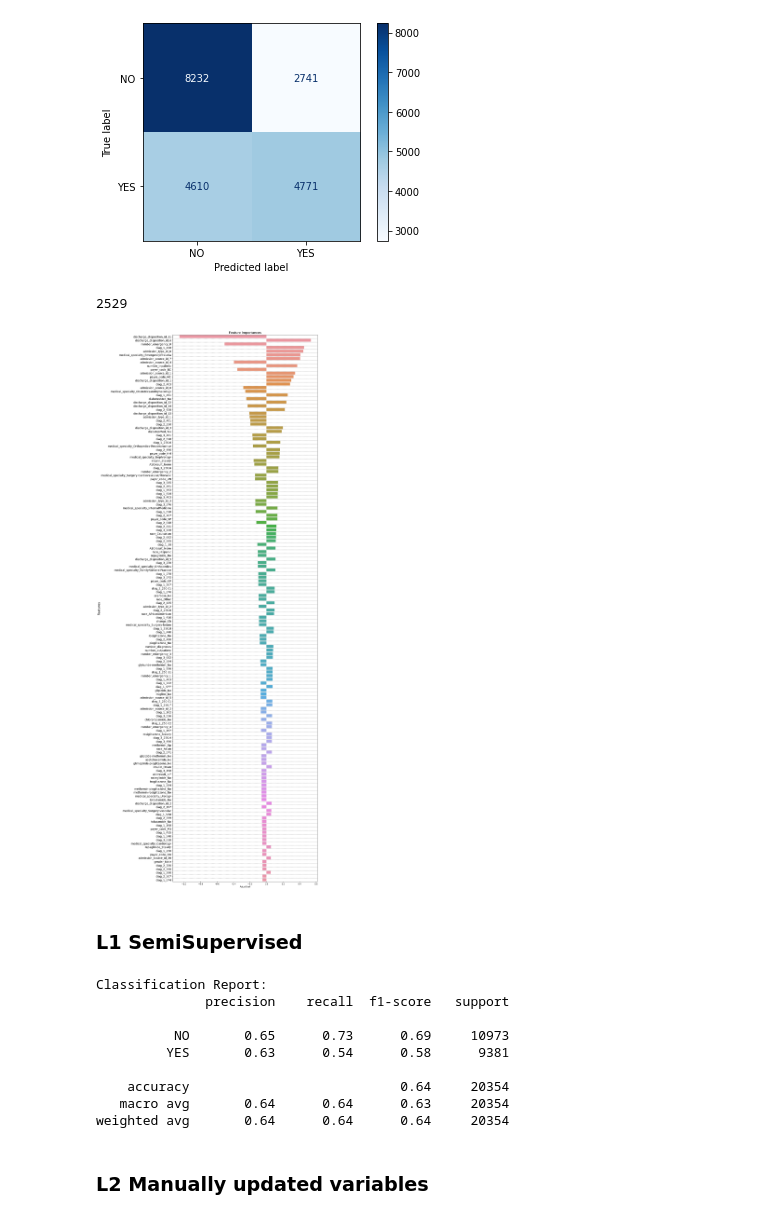
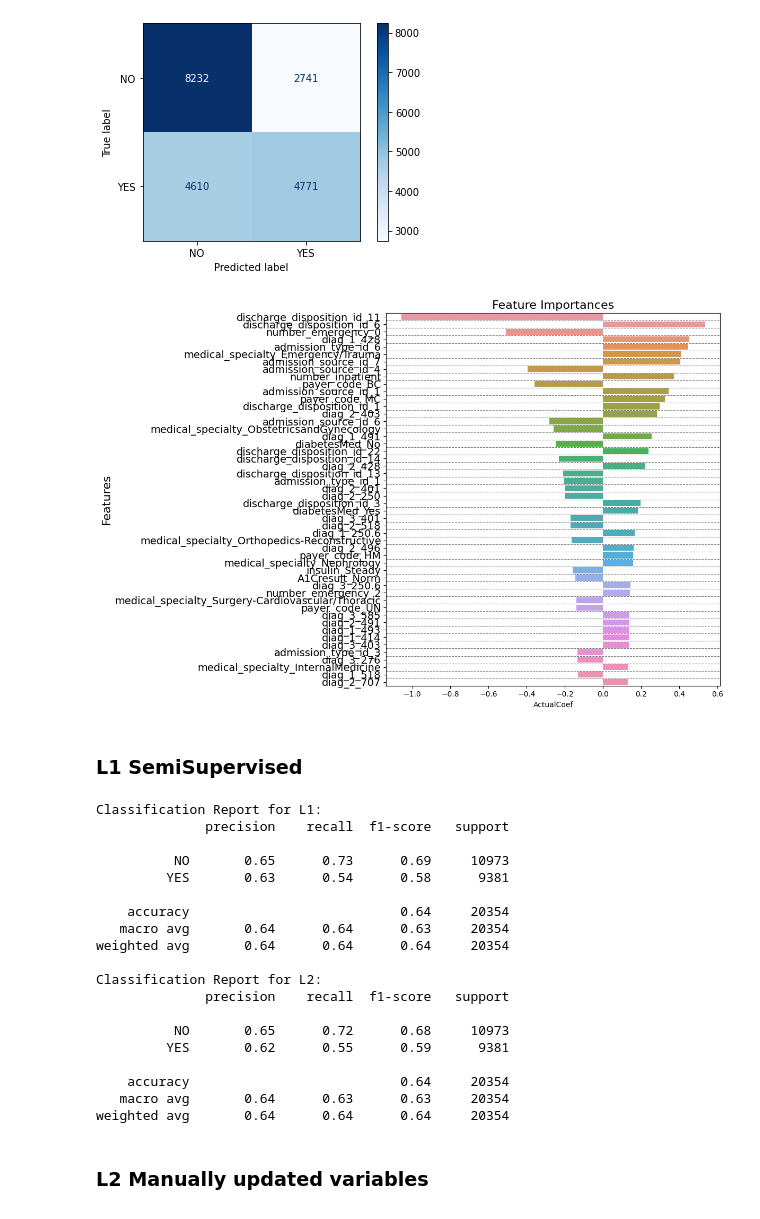
Before and after one commit to lauraah10/QW-Projects, a Jupyter notebook: Project2_withoutSM.ipynb, the cells around one changed output. Saved outputs shown, nothing was run; the diff lists cells and outputs as text; code cells hidden in the pictures.

```diff
--- a/Project2_withoutSM.ipynb
+++ b/Project2_withoutSM.ipynb
@@ -110,8 +133,6 @@ plt.show()
 ## >> Running a semi -supervised algorithm to imput medical_specialty since its missing completely at random
 # %%
 inputed_df=pd.read_csv("SemiSupervised.csv")
-# %%
-inputed_df=inputed_df.drop('total_diagnoses', axis=1)
 # %% [markdown]
 # Fixing diag_1, diag_2 and diag_3
 # %% [markdown]
@@ -434,7 +538,7 @@ Index(['race', 'gender', 'payer_code', 'medical_specialty', 'diag_1', 'diag_2',
       dtype='object')
 # %%
 #Assuming 'data' is your DataFrame
-cat_df = dt.select_dtypes(include=['object']).drop(["medical_specialty"], axis=1)
+cat_df = dt.select_dtypes(include=['object']).drop(["medical_specialty",'diag_1','diag_2','diag_3'], axis=1)
 
 # Get the number of unique categories for each column
 num_categories = cat_df.nunique()
@@ -455,7 +559,7 @@ for i in cat_df.columns:
 
     for index, value in enumerate(value_counts.mul(100)):
         ax.text(value, index, f'{value:.4f}%', ha='left', va='center', color='black')
-
+    sns.despine()
     plt.show()
 
 # Diabetes, change, metformin-piogitazone but flit no=yes could be turned into numeric
@@ -746,41 +848,39 @@ ConfusionMatrixDisplay.from_predictions(y_test,y_pred, cmap='Blues')
 [figure]
 # %%
 len(X.columns)
-# %% [output]
-2529
 # %%
 # Calculate feature importances (absolute values of coefficients)
 importances = np.abs(lr_noPenalty_SM.coef_[0])
 features = X_semi.columns
 
 # Create a DataFrame to hold feature importances and sort it
 importance_df = pd.DataFrame({'Feature': features, 'Importance': importances})
 importance_df["ActualCoef"]=lr_noPenalty_SM.coef_[0]
-importance_df=importance_df.sort_values(by='Importance', ascending=False)
+importance_df=importance_df.sort_values(by='Importance', ascending=False).head(50)
 importance_df=importance_df.head(150)
 # importance_df = importance_df.sort_values(by='Importance', ascending=False).index
 
-plt.figure(figsize=(16, 40))
+plt.figure(figsize=(12, 8))
 
 # Set the style to have a white background
 plt.style.use('default')  # Use the default style
 sns.barplot(y=importance_df["Feature"], x=importance_df["ActualCoef"])
 
 plt.title('Feature Importances', fontsize=16)
 plt.ylabel('Features', fontsize=16)
 
 tick_positions = range(len(importance_df["Feature"]))
 tick_labels = importance_df["Feature"]
 plt.yticks(tick_positions, tick_labels, fontsize=14)
 
 for pos in tick_positions:
     plt.axhline(y=pos - 0.5, color='gray', linestyle='--', linewidth=0.8)
 
 plt.tight_layout()
 
 plt.show()
 # %% [output]
-[figure, old version]
+[figure, new version]
 # %% [markdown]
 ### L1 SemiSupervised
 # %%
@@ -791,9 +891,19 @@ y_pred = l1_model.predict(X_test_sm)
 
 class_report = classification_report(y_test_sm, y_pred)
 
-print(f'Classification Report:\n{class_report}')
+print(f'Classification Report for L1:\n{class_report}')
+
+
+l2_model = LogisticRegression(penalty='l2', solver='liblinear')
+l2_model.fit(X_train, y_train)
+
+y_pred = l2_model.predict(X_test)
+
+class_report = classification_report(y_test, y_pred)
+
+print(f'Classification Report for L2:\n{class_report}')
 # %% [output]
-Classification Report:
+Classification Report for L1:
               precision    recall  f1-score   support
 
           NO       0.65      0.73      0.69     10973
@@ -802,6 +912,16 @@ Classification Report:
     accuracy                           0.64     20354
    macro avg       0.64      0.64      0.63     20354
 weighted avg       0.64      0.64      0.64     20354
+
+Classification Report for L2:
+              precision    recall  f1-score   support
+
+          NO       0.65      0.72      0.68     10973
+         YES       0.62      0.55      0.59      9381
+
+    accuracy                           0.64     20354
+   macro avg       0.64      0.63      0.63     20354
+weighted avg       0.64      0.64      0.64     20354
 # %% [markdown]
 ### L2 Manually updated variables
 # %%
```
Also changed, not shown: parts of 44 cells of this notebook.
